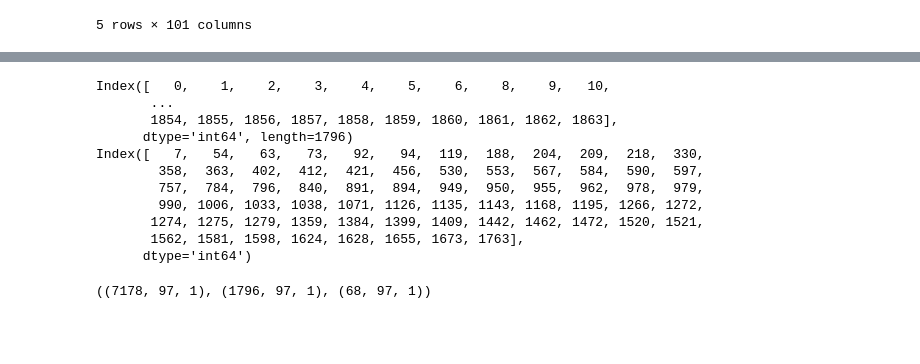
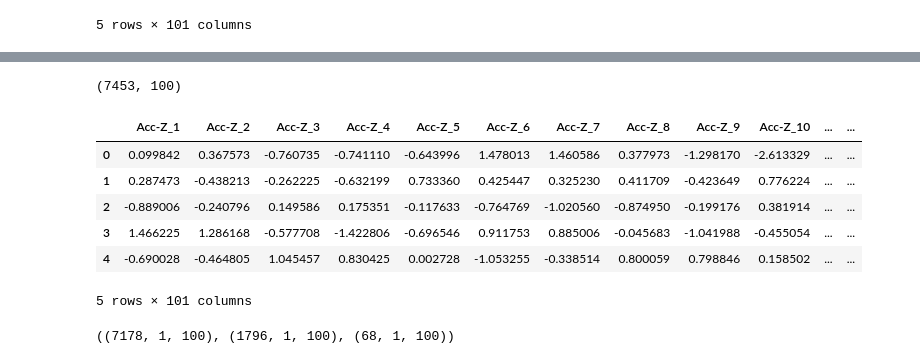
Before and after one commit to Ziyi-star/Bachelor-Project, a Jupyter notebook: notebooks/handlebar/LSTM/Lstm__Handlebar_hyperparameter.ipynb, the cells around one changed output, grey strips where cells are left out. Saved outputs shown, nothing was run; the diff lists cells and outputs as text; code cells hidden in the pictures; blank space fills up the shorter version.

Commit message:
Update LSTM

```diff
--- a/notebooks/handlebar/LSTM/Lstm__Handlebar_hyperparameter.ipynb
+++ b/notebooks/handlebar/LSTM/Lstm__Handlebar_hyperparameter.ipynb
@@ -68,42 +62,35 @@ train_data, test_data, train_labels, test_labels = train_test_split(df, df['curb
 # %%
 #scaling data, because neural network works better with scaled data
 scaler = StandardScaler()
-data_scaled = scaler.fit(train_data.iloc[:, 3:])
+data_scaled = scaler.fit(train_data.iloc[:, 1:])
 #transform data
-train_data_scaled = scaler.transform(train_data.iloc[:, 3:])
-test_data_scaled = scaler.transform(test_data.iloc[:, 3:])
+train_data_scaled = scaler.transform(train_data.iloc[:, 1:])
+test_data_scaled = scaler.transform(test_data.iloc[:, 1:])
+train_data_scaled.shape
+# %% [output]
+(7453, 100)
 # %%
 # Convert the scaled data back to DataFrames for further processing
-train_data_scaled_df = pd.DataFrame(train_data_scaled, columns=train_data.columns[3:])
-test_data_scaled_df = pd.DataFrame(test_data_scaled, columns=test_data.columns[3:])
+train_data_scaled_df = pd.DataFrame(train_data_scaled, columns=train_data.columns[1:])
+test_data_scaled_df = pd.DataFrame(test_data_scaled, columns=test_data.columns[1:])
 # Add the 'curb_scene', 'start_time', and 'end_time' columns back to the scaled DataFrames
 train_data_scaled_df['curb_scene'] = train_data['curb_scene'].values
-# train_data_scaled_df['start_time'] = train_data['start_time'].values
-# train_data_scaled_df['end_time'] = train_data['end_time'].values
 test_data_scaled_df['curb_scene'] = test_data['curb_scene'].values
-# test_data_scaled_df['start_time'] = test_data['start_time'].values
-# test_data_scaled_df['end_time'] = test_data['end_time'].values
+train_data_scaled_df.head()
+# %% [output]
+|  | Acc-Z_1 | Acc-Z_2 | Acc-Z_3 | Acc-Z_4 | Acc-Z_5 | Acc-Z_6 | Acc-Z_7 | Acc-Z_8 | Acc-Z_9 | Acc-Z_10 | ... | ... |
+| 0 | 0.099842 | 0.367573 | -0.760735 | -0.741110 | -0.643996 | 1.478013 | 1.460586 | 0.377973 | -1.298170 | -2.613329 | ... | ... |
+| 1 | 0.287473 | -0.438213 | -0.262225 | -0.632199 | 0.733360 | 0.425447 | 0.325230 | 0.411709 | -0.423649 | 0.776224 | ... | ... |
+| 2 | -0.889006 | -0.240796 | 0.149586 | 0.175351 | -0.117633 | -0.764769 | -1.020560 | -0.874950 | -0.199176 | 0.381914 | ... | ... |
+| 3 | 1.466225 | 1.286168 | -0.577708 | -1.422806 | -0.696546 | 0.911753 | 0.885006 | -0.045683 | -1.041988 | -0.455054 | ... | ... |
+| 4 | -0.690028 | -0.464805 | 1.045457 | 0.830425 | 0.002728 | -1.053255 | -0.338514 | 0.800059 | 0.798846 | 0.158502 | ... | ... |
+5 rows × 101 columns
 # %%
 # Filter and slice the data
-normal_train_data_scaled = train_data_scaled_df[train_data_scaled_df['curb_scene'] == 0.0].iloc[:, :-3]
-abnormal_train_data_scaled = train_data_scaled_df[train_data_scaled_df['curb_scene'] == 1.0].iloc[:, :-3]
-normal_test_data_scaled = test_data_scaled_df[test_data_scaled_df['curb_scene'] == 0.0].iloc[:, :-3]
-abnormal_test_data_scaled = test_data_scaled_df[test_data_scaled_df['curb_scene'] == 1.0].iloc[:, :-3]
-# Example usage: Accessing the original index
-print(normal_test_data_scaled.index)
-print(abnormal_test_data_scaled.index)
+normal_train_data_scaled = train_data_scaled_df[train_data_scaled_df['curb_scene'] == 0.0].iloc[:, :-1]
+abnormal_train_data_scaled = train_data_scaled_df[train_data_scaled_df['curb_scene'] == 1.0].iloc[:, :-1]
+normal_test_data_scaled = test_data_scaled_df[test_data_scaled_df['curb_scene'] == 0.0].iloc[:, :-1]
+abnormal_test_data_scaled = test_data_scaled_df[test_data_scaled_df['curb_scene'] == 1.0].iloc[:, :-1]
-# %% [output]
-Index([   0,    1,    2,    3,    4,    5,    6,    8,    9,   10,
-       ...
-       1854, 1855, 1856, 1857, 1858, 1859, 1860, 1861, 1862, 1863],
-      dtype='int64', length=1796)
-Index([   7,   54,   63,   73,   92,   94,  119,  188,  204,  209,  218,  330,
-        358,  363,  402,  412,  421,  456,  530,  553,  567,  584,  590,  597,
-        757,  784,  796,  840,  891,  894,  949,  950,  955,  962,  978,  979,
-        990, 1006, 1033, 1038, 1071, 1126, 1135, 1143, 1168, 1195, 1266, 1272,
-       1274, 1275, 1279, 1359, 1384, 1399, 1409, 1442, 1462, 1472, 1520, 1521,
-       1562, 1581, 1598, 1624, 1628, 1655, 1673, 1763],
-      dtype='int64')
 # %%
 # Cast to float32
 normal_train_data_scaled = normal_train_data_scaled.astype("float32")
@@ -111,9 +98,10 @@ abnormal_train_data_scaled = abnormal_train_data_scaled.astype("float32")
 normal_test_data_scaled = normal_test_data_scaled.astype("float32")
 abnormal_test_data_scaled = abnormal_test_data_scaled.astype("float32")
 # %%
-normal_train_data_scaled_lstm = np.expand_dims(normal_train_data_scaled, axis=2)
-normal_test_data_scaled_lstm = np.expand_dims(normal_test_data_scaled, axis=2)
-abnormal_test_data_scaled_lstm = np.expand_dims(abnormal_test_data_scaled, axis=2)
+# Reshape the data for LSTM input((samples, timesteps, features))
+normal_train_data_scaled_lstm = np.expand_dims(normal_train_data_scaled, axis=1)
+normal_test_data_scaled_lstm = np.expand_dims(normal_test_data_scaled, axis=1)
+abnormal_test_data_scaled_lstm = np.expand_dims(abnormal_test_data_scaled, axis=1)
 normal_train_data_scaled_lstm.shape, normal_test_data_scaled_lstm.shape, abnormal_test_data_scaled_lstm.shape
 # %% [output]
-((7178, 97, 1), (1796, 97, 1), (68, 97, 1))
+((7178, 1, 100), (1796, 1, 100), (68, 1, 100))
```
Also changed, not shown: parts of 16 cells of this notebook, 6 other files.
